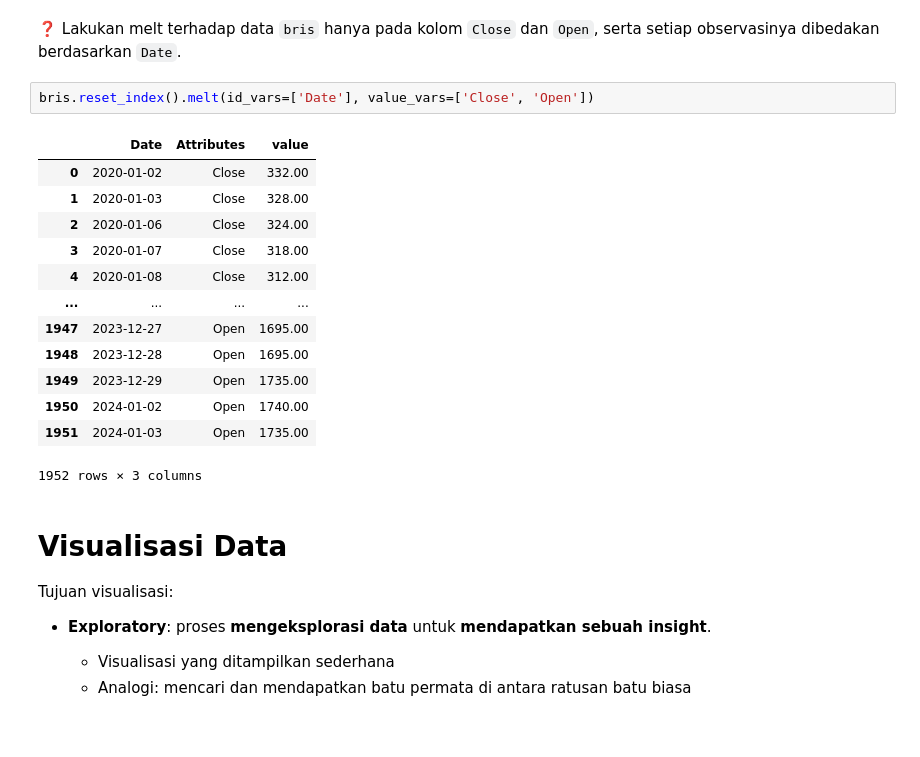
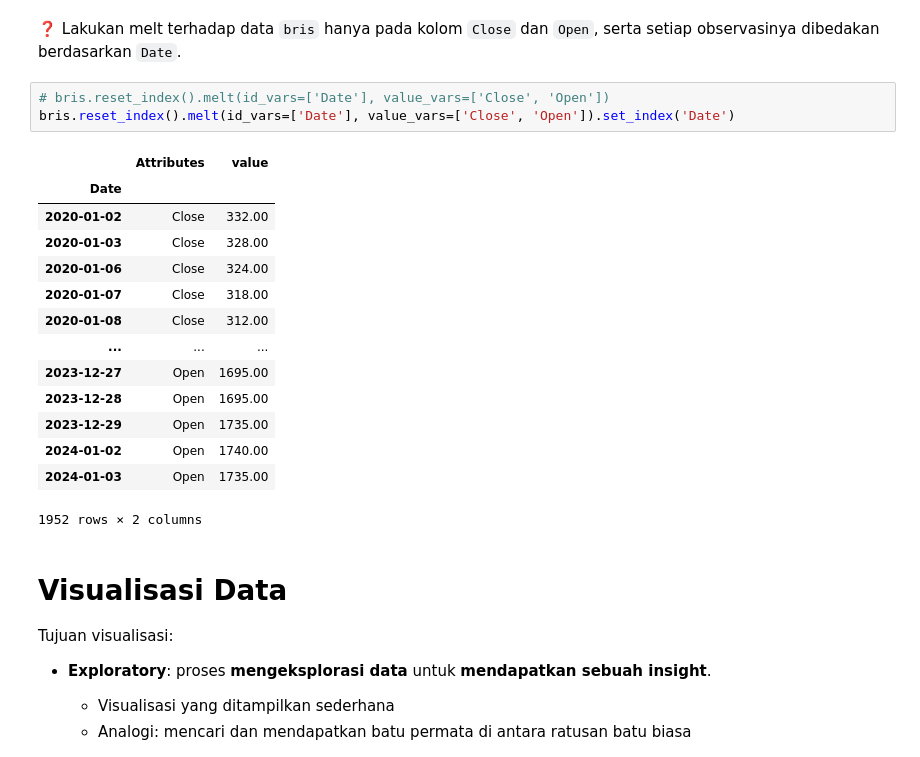
Before and after one commit to Saltfarmer/Algoritma-BFLP-DS-Audit, a Jupyter notebook: 3_dwv-dev/inclass_dwv_bri_day1.ipynb, the cells around one changed output. Drawn from its saved outputs; the diff is of its cells as text; blank space fills up the shorter version.

```diff
--- a/3_dwv-dev/inclass_dwv_bri_day1.ipynb
+++ b/3_dwv-dev/inclass_dwv_bri_day1.ipynb
@@ -562,21 +570,23 @@ stock_kopi.melt(id_vars=['Date'])
 # %% [markdown]
 ❓ Lakukan melt terhadap data `bris` hanya pada kolom `Close` dan `Open`, serta setiap observasinya dibedakan berdasarkan `Date`.
 # %%
-bris.reset_index().melt(id_vars=['Date'], value_vars=['Close', 'Open'])
+# bris.reset_index().melt(id_vars=['Date'], value_vars=['Close', 'Open'])
+bris.reset_index().melt(id_vars=['Date'], value_vars=['Close', 'Open']).set_index('Date')
 # %% [output]
-|  | Date | Attributes | value |
-| 0 | 2020-01-02 | Close | 332.00 |
-| 1 | 2020-01-03 | Close | 328.00 |
-| 2 | 2020-01-06 | Close | 324.00 |
-| 3 | 2020-01-07 | Close | 318.00 |
-| 4 | 2020-01-08 | Close | 312.00 |
-| ... | ... | ... | ... |
-| 1947 | 2023-12-27 | Open | 1695.00 |
-| 1948 | 2023-12-28 | Open | 1695.00 |
-| 1949 | 2023-12-29 | Open | 1735.00 |
-| 1950 | 2024-01-02 | Open | 1740.00 |
-| 1951 | 2024-01-03 | Open | 1735.00 |
+|  | Attributes | value |
+| Date |  |  |
+| 2020-01-02 | Close | 332.00 |
+| 2020-01-03 | Close | 328.00 |
+| 2020-01-06 | Close | 324.00 |
+| 2020-01-07 | Close | 318.00 |
+| 2020-01-08 | Close | 312.00 |
+| ... | ... | ... |
+| 2023-12-27 | Open | 1695.00 |
+| 2023-12-28 | Open | 1695.00 |
+| 2023-12-29 | Open | 1735.00 |
+| 2024-01-02 | Open | 1740.00 |
+| 2024-01-03 | Open | 1735.00 |
-1952 rows × 3 columns
+1952 rows × 2 columns
 # %% [markdown]
 # Visualisasi Data
 
```
Also changed, not shown: parts of 28 cells of this notebook, 18 other files.
